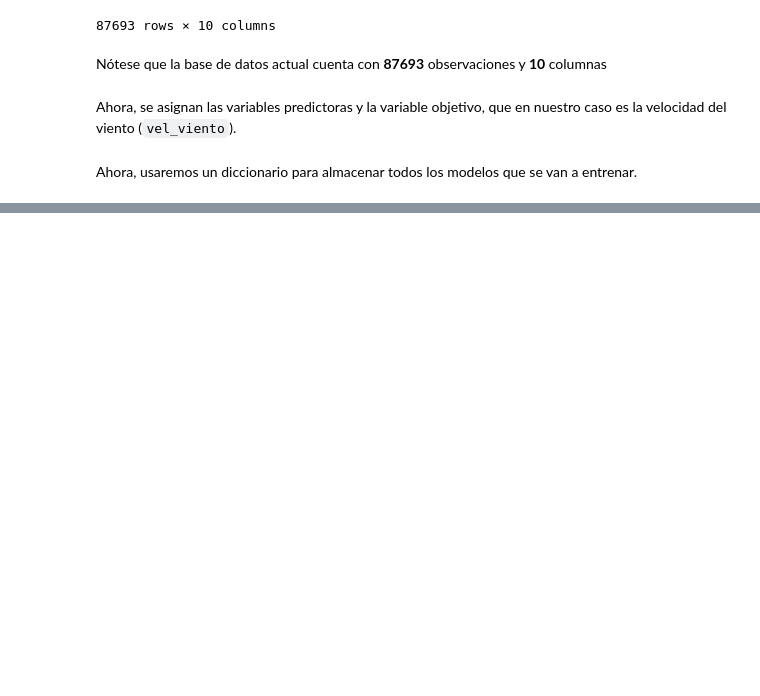
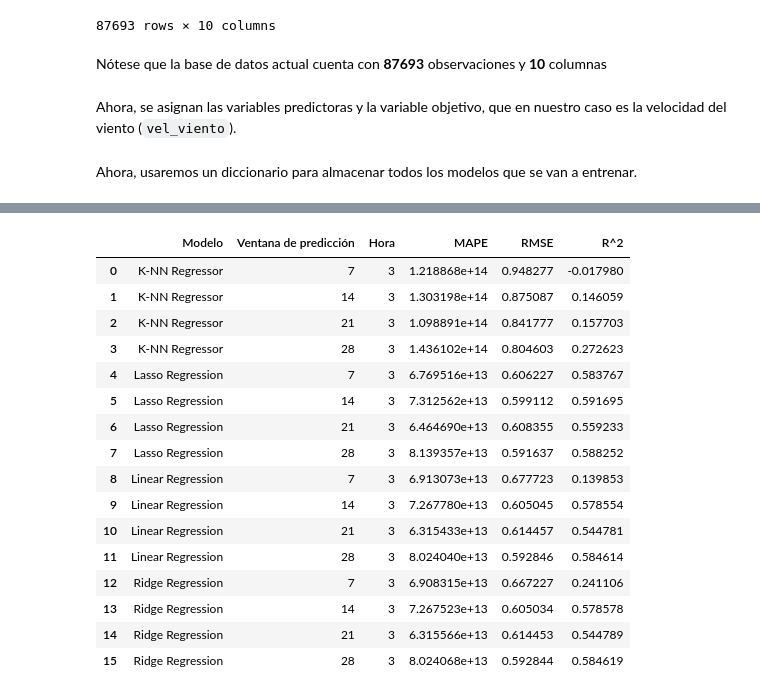
Before and after one commit to kmarcela11/Parcial2_MachineLearning, a Jupyter notebook: _sources/Ejercicio3.ipynb, the cells around one changed output, grey strips where cells are left out. Drawn from its saved outputs; the diff is of its cells as text; code cells hidden in the pictures; blank space fills up the shorter version.

```diff
--- a/_sources/Ejercicio3.ipynb
+++ b/_sources/Ejercicio3.ipynb
@@ -97,0 +272,24 @@ modelos = {
+# %%
+hora3 = modelo_por_hora(X, y, modelos, 3)
+hora3 = pd.DataFrame(resultados)
+hora3_mean = hora3.groupby(['Modelo', 'Ventana de predicción', 'Hora']).mean().reset_index()
+resultados = []
+hora3_mean
+# %% [output]
+|  | Modelo | Ventana de predicción | Hora | MAPE | RMSE | R^2 |
+| 0 | K-NN Regressor | 7 | 3 | 1.218868e+14 | 0.948277 | -0.017980 |
+| 1 | K-NN Regressor | 14 | 3 | 1.303198e+14 | 0.875087 | 0.146059 |
+| 2 | K-NN Regressor | 21 | 3 | 1.098891e+14 | 0.841777 | 0.157703 |
+| 3 | K-NN Regressor | 28 | 3 | 1.436102e+14 | 0.804603 | 0.272623 |
+| 4 | Lasso Regression | 7 | 3 | 6.769516e+13 | 0.606227 | 0.583767 |
+| 5 | Lasso Regression | 14 | 3 | 7.312562e+13 | 0.599112 | 0.591695 |
+| 6 | Lasso Regression | 21 | 3 | 6.464690e+13 | 0.608355 | 0.559233 |
+| 7 | Lasso Regression | 28 | 3 | 8.139357e+13 | 0.591637 | 0.588252 |
+| 8 | Linear Regression | 7 | 3 | 6.913073e+13 | 0.677723 | 0.139853 |
+| 9 | Linear Regression | 14 | 3 | 7.267780e+13 | 0.605045 | 0.578554 |
+| 10 | Linear Regression | 21 | 3 | 6.315433e+13 | 0.614457 | 0.544781 |
+| 11 | Linear Regression | 28 | 3 | 8.024040e+13 | 0.592846 | 0.584614 |
+| 12 | Ridge Regression | 7 | 3 | 6.908315e+13 | 0.667227 | 0.241106 |
+| 13 | Ridge Regression | 14 | 3 | 7.267523e+13 | 0.605034 | 0.578578 |
+| 14 | Ridge Regression | 21 | 3 | 6.315566e+13 | 0.614453 | 0.544789 |
+| 15 | Ridge Regression | 28 | 3 | 8.024068e+13 | 0.592844 | 0.584619 |
```
Also changed, not shown: parts of 56 cells of this notebook, 4 other files.
